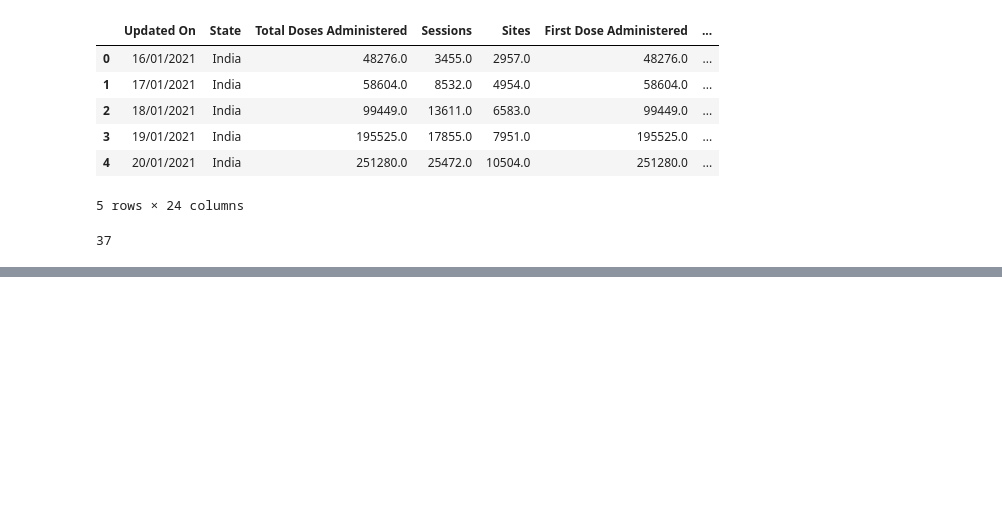
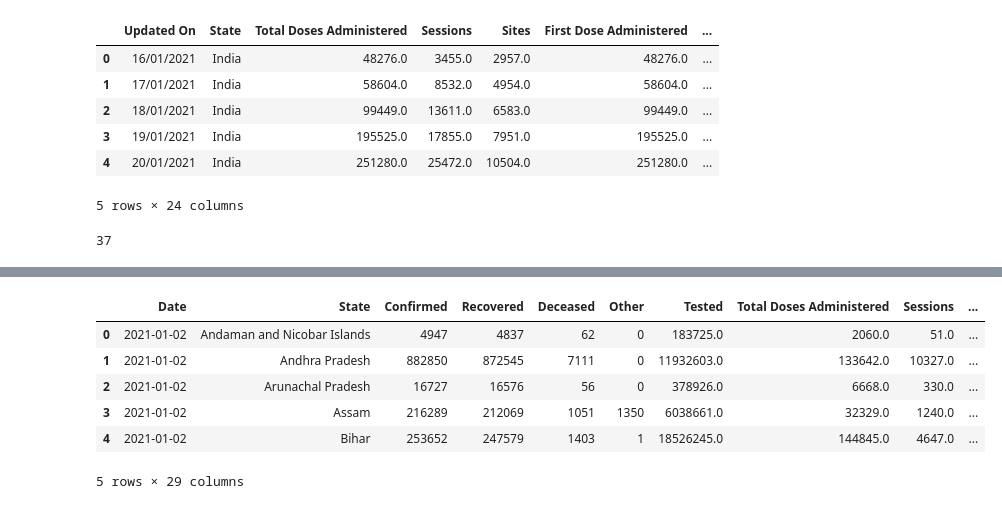
Before and after one commit to theDataQuad/covidWebapp, a Jupyter notebook: covid_Data_EDA.ipynb, the cells around one changed output, grey strips where cells are left out. Cells and saved outputs as stored; diff of their text form; code cells hidden in the pictures; blank space fills up the shorter version.

```diff
--- a/covid_Data_EDA.ipynb
+++ b/covid_Data_EDA.ipynb
@@ -358,0 +344,2 @@ for i in lst:
+# %%
+vac['Updated On']=pd.to_datetime(vac['Updated On'])
@@ -358,0 +351,5 @@ for i in lst:
+# %%
+df['Date']=pd.to_datetime(df['Date'])
+# %%
+vac.rename(columns={'Updated On':'Date'},inplace=True)
+vac.head(2)
@@ -358,0 +384,12 @@ for i in lst:
+# %%
+final=pd.merge(df,vac, how ='inner', on =['State','Date'])
+# %%
+final.head()
+# %% [output]
+|  | Date | State | Confirmed | Recovered | Deceased | Other | Tested | Total Doses Administered | Sessions | ... |
+| 0 | 2021-01-02 | Andaman and Nicobar Islands | 4947 | 4837 | 62 | 0 | 183725.0 | 2060.0 | 51.0 | ... |
+| 1 | 2021-01-02 | Andhra Pradesh | 882850 | 872545 | 7111 | 0 | 11932603.0 | 133642.0 | 10327.0 | ... |
+| 2 | 2021-01-02 | Arunachal Pradesh | 16727 | 16576 | 56 | 0 | 378926.0 | 6668.0 | 330.0 | ... |
+| 3 | 2021-01-02 | Assam | 216289 | 212069 | 1051 | 1350 | 6038661.0 | 32329.0 | 1240.0 | ... |
+| 4 | 2021-01-02 | Bihar | 253652 | 247579 | 1403 | 1 | 18526245.0 | 144845.0 | 4647.0 | ... |
+5 rows × 29 columns
```
Also changed, not shown: parts of 9 cells of this notebook, 1 other file.
